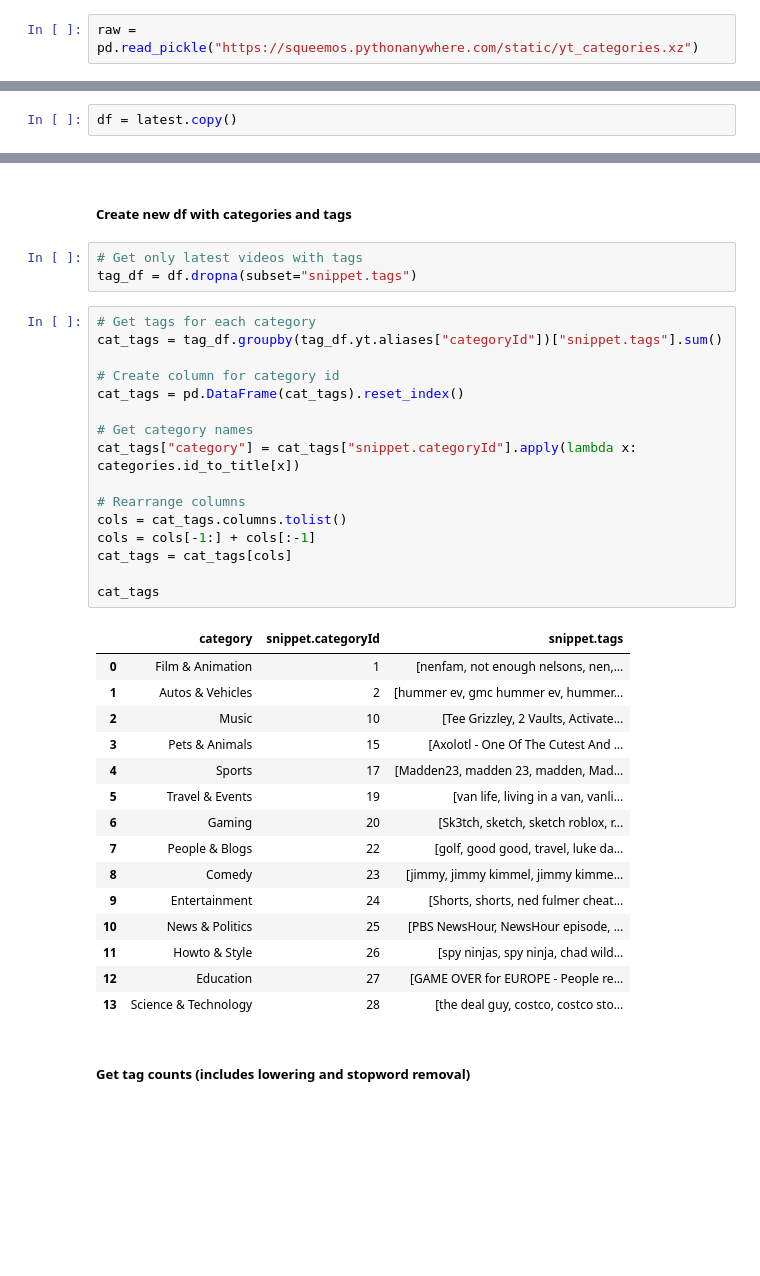
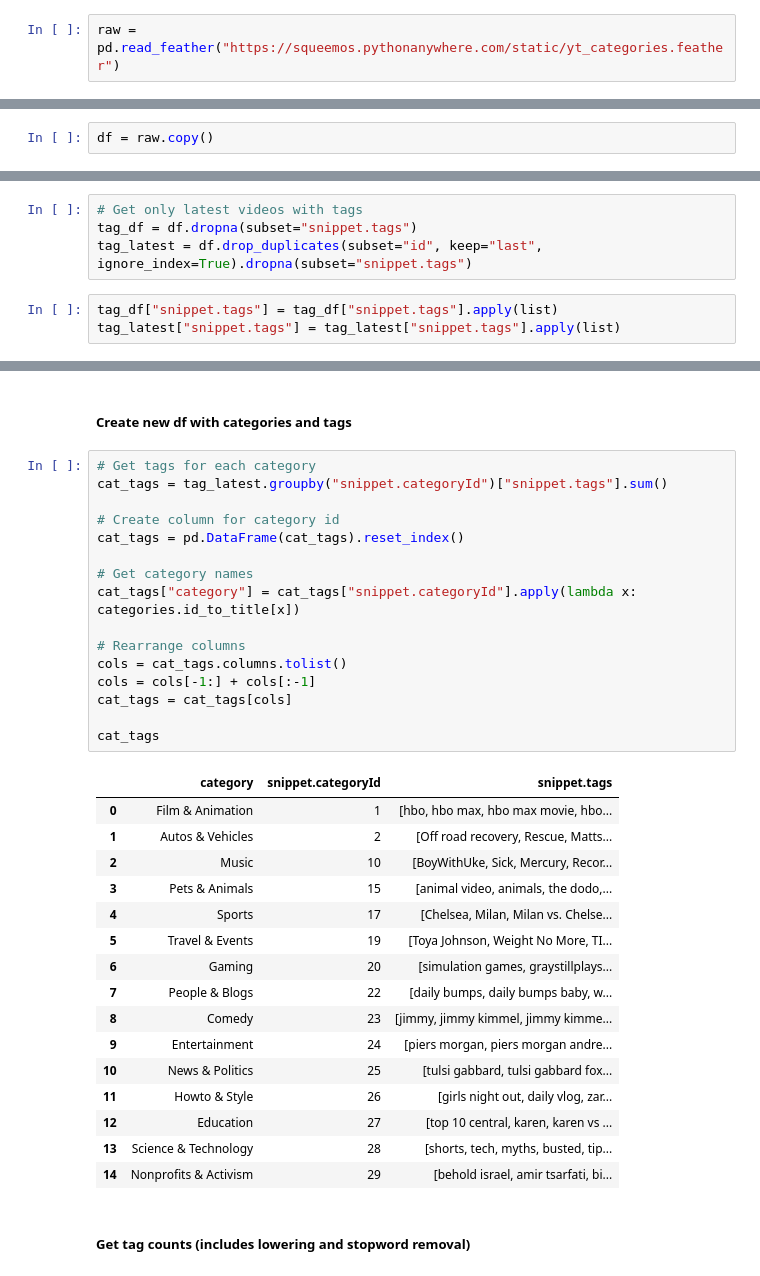
Before and after one commit to Squeemos/MRB_II, a Jupyter notebook: experiments/category_ide/category_ide.ipynb, the cells around one changed output, grey strips where cells are left out. Saved outputs shown, nothing was run; the diff lists cells and outputs as text; blank space fills up the shorter version.

```diff
--- a/experiments/category_ide/category_ide.ipynb
+++ b/experiments/category_ide/category_ide.ipynb
@@ -53,7 +54,7 @@ True
 # %% [markdown]
 ##### Load Data
 # %%
-raw = pd.read_pickle("https://squeemos.pythonanywhere.com/static/yt_categories.xz")
+raw = pd.read_feather("https://squeemos.pythonanywhere.com/static/yt_categories.feather")
 # %%
 raw
 # %% [output]
@@ -108,7 +95,7 @@ categories.id_to_title[23]
 # %% [markdown]
 # Preprocess
 # %%
-df = latest.copy()
+df = raw.copy()
 # %% [markdown]
 ##### Drop Features
 # %%
@@ -168,3 +155,10 @@ def tokenize_tags(tag_list):
     out = " ".join(tag_list).lower().split()
     out = [w for w in out if w not in stopwords]
     return out
+# %%
+# Get only latest videos with tags
+tag_df = df.dropna(subset="snippet.tags")
+tag_latest = df.drop_duplicates(subset="id", keep="last", ignore_index=True).dropna(subset="snippet.tags")
+# %%
+tag_df["snippet.tags"] = tag_df["snippet.tags"].apply(list)
+tag_latest["snippet.tags"] = tag_latest["snippet.tags"].apply(list)
@@ -172,41 +171,39 @@ def tokenize_tags(tag_list):
 ### Tag Counts
 # %% [markdown]
 ##### Create new df with categories and tags
-# %%
-# Get only latest videos with tags
-tag_df = df.dropna(subset="snippet.tags")
 # %%
 # Get tags for each category
-cat_tags = tag_df.groupby(tag_df.yt.aliases["categoryId"])["snippet.tags"].sum()
+cat_tags = tag_latest.groupby("snippet.categoryId")["snippet.tags"].sum()
 
 # Create column for category id
 cat_tags = pd.DataFrame(cat_tags).reset_index()
 
 # Get category names
 cat_tags["category"] = cat_tags["snippet.categoryId"].apply(lambda x: categories.id_to_title[x])
 
 # Rearrange columns
 cols = cat_tags.columns.tolist()
 cols = cols[-1:] + cols[:-1]
 cat_tags = cat_tags[cols]
 
 cat_tags
 # %% [output]
 |  | category | snippet.categoryId | snippet.tags |
-| 0 | Film & Animation | 1 | [nenfam, not enough nelsons, nen,... |
-| 1 | Autos & Vehicles | 2 | [hummer ev, gmc hummer ev, hummer... |
-| 2 | Music | 10 | [Tee Grizzley, 2 Vaults, Activate... |
-| 3 | Pets & Animals | 15 | [Axolotl - One Of The Cutest And ... |
-| 4 | Sports | 17 | [Madden23, madden 23, madden, Mad... |
-| 5 | Travel & Events | 19 | [van life, living in a van, vanli... |
-| 6 | Gaming | 20 | [Sk3tch, sketch, sketch roblox, r... |
-| 7 | People & Blogs | 22 | [golf, good good, travel, luke da... |
+| 0 | Film & Animation | 1 | [hbo, hbo max, hbo max movie, hbo... |
+| 1 | Autos & Vehicles | 2 | [Off road recovery, Rescue, Matts... |
+| 2 | Music | 10 | [BoyWithUke, Sick, Mercury, Recor... |
+| 3 | Pets & Animals | 15 | [animal video, animals, the dodo,... |
+| 4 | Sports | 17 | [Chelsea, Milan, Milan vs. Chelse... |
+| 5 | Travel & Events | 19 | [Toya Johnson, Weight No More, TI... |
+| 6 | Gaming | 20 | [simulation games, graystillplays... |
+| 7 | People & Blogs | 22 | [daily bumps, daily bumps baby, w... |
 | 8 | Comedy | 23 | [jimmy, jimmy kimmel, jimmy kimme... |
-| 9 | Entertainment | 24 | [Shorts, shorts, ned fulmer cheat... |
-| 10 | News & Politics | 25 | [PBS NewsHour, NewsHour episode, ... |
-| 11 | Howto & Style | 26 | [spy ninjas, spy ninja, chad wild... |
-| 12 | Education | 27 | [GAME OVER for EUROPE - People re... |
-| 13 | Science & Technology | 28 | [the deal guy, costco, costco sto... |
+| 9 | Entertainment | 24 | [piers morgan, piers morgan andre... |
+| 10 | News & Politics | 25 | [tulsi gabbard, tulsi gabbard fox... |
+| 11 | Howto & Style | 26 | [girls night out, daily vlog, zar... |
+| 12 | Education | 27 | [top 10 central, karen, karen vs ... |
+| 13 | Science & Technology | 28 | [shorts, tech, myths, busted, tip... |
+| 14 | Nonprofits & Activism | 29 | [behold israel, amir tsarfati, bi... |
 # %% [markdown]
 ##### Get tag counts (includes lowering and stopword removal)
 # %%
```
Also changed, not shown: parts of 20 cells of this notebook, 2 other files.
